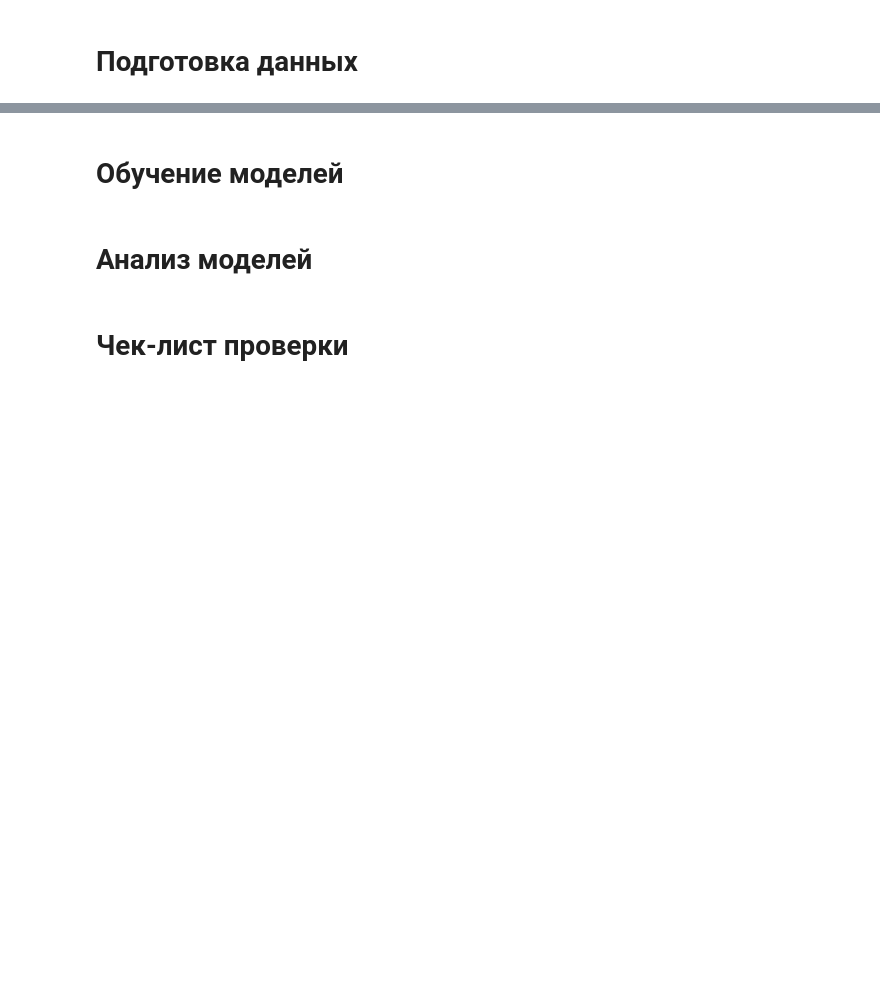
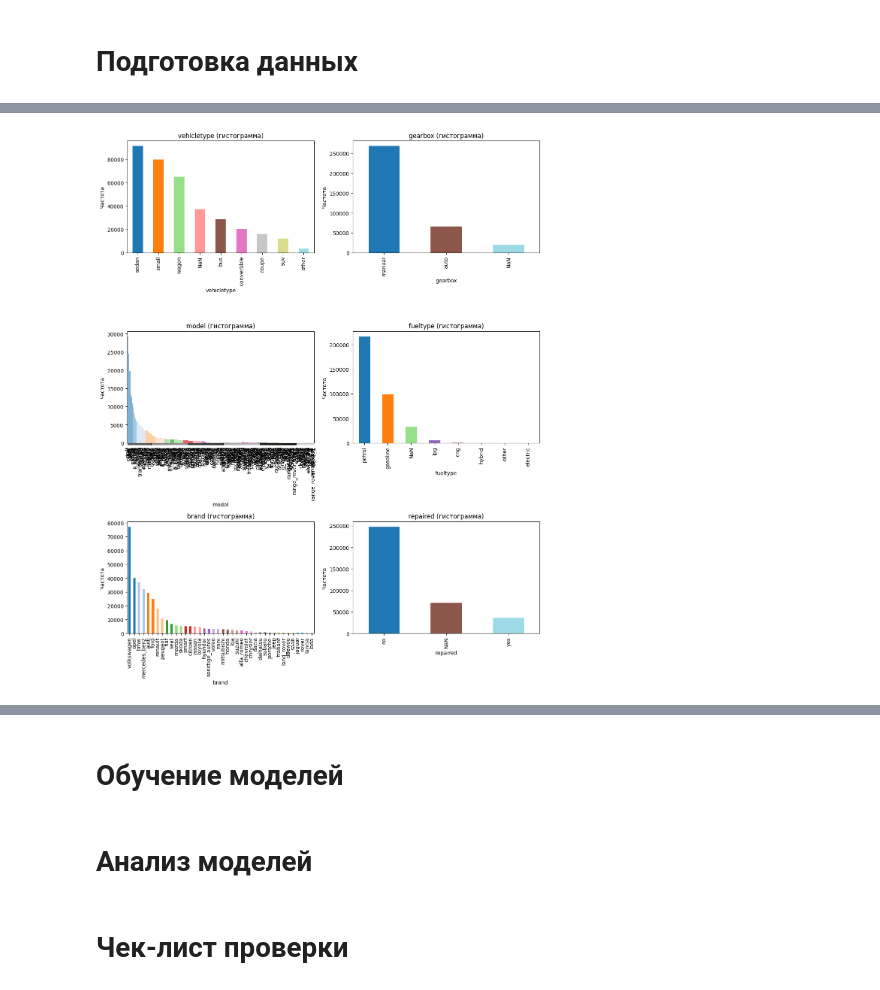
Before and after one commit to Ankudar/yandex_practicum_ds, a Jupyter notebook: 10) Chislennie_metodi/15d5adf9-246c-4b56-a6a8-43d94bd8231e.ipynb, the cells around one changed output, grey strips where cells are left out. Saved outputs shown, nothing was run; the diff lists cells and outputs as text; code cells hidden in the pictures; blank space fills up the shorter version.

```diff
--- a/10) Chislennie_metodi/15d5adf9-246c-4b56-a6a8-43d94bd8231e.ipynb
+++ b/10) Chislennie_metodi/15d5adf9-246c-4b56-a6a8-43d94bd8231e.ipynb
@@ -14,0 +450,4 @@
+# %%
+plot_categorical_columns(df, col=None, target=None)
+# %% [output]
+[figure, added]
```
Also changed, not shown: parts of 34 cells of this notebook, 1 other file.
